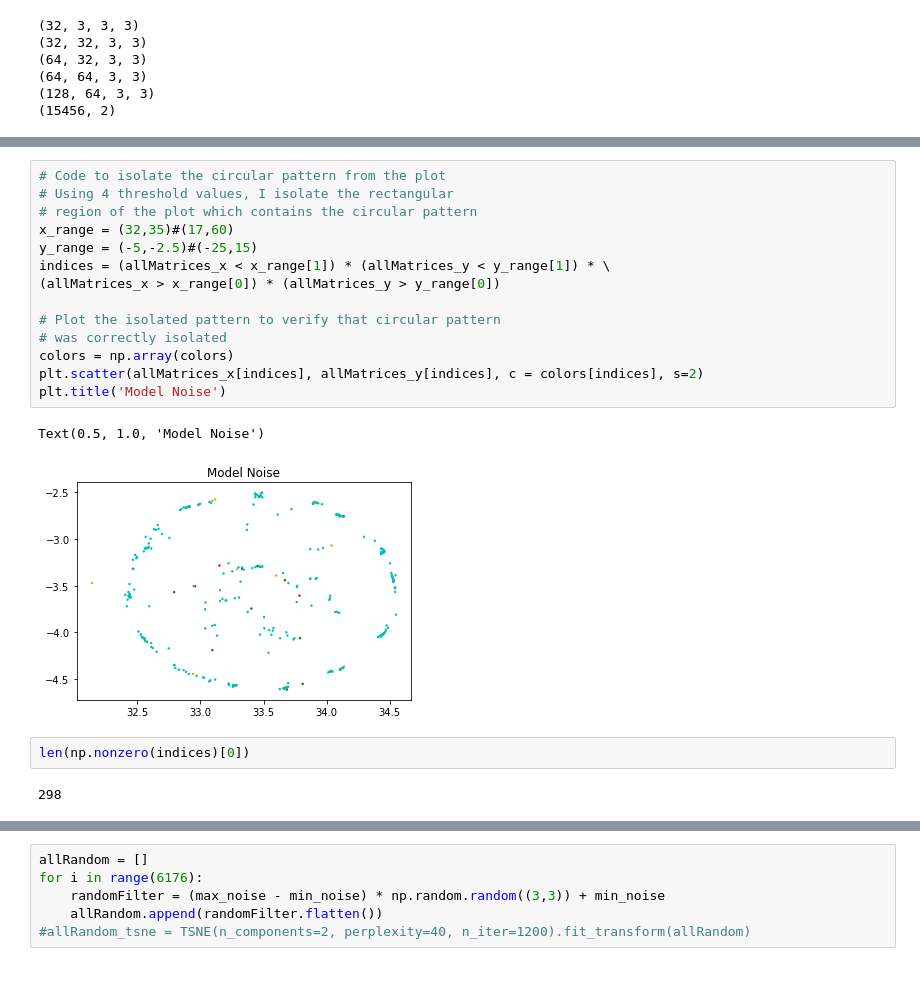
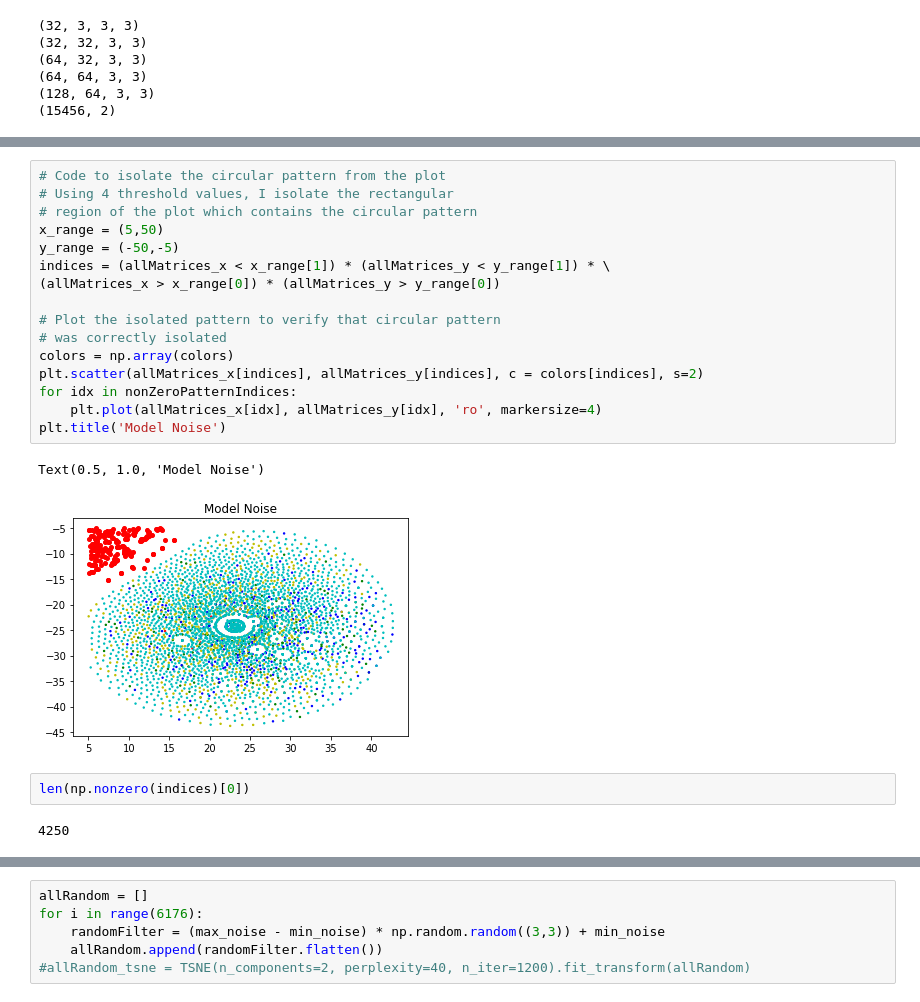
Before and after one commit to vorzawk/mdlAttack, a Jupyter notebook: mdlAttack_tsnePatterns.ipynb, the cells around one changed output, grey strips where cells are left out. Drawn from its saved outputs; the diff is of its cells as text.

```diff
--- a/mdlAttack_tsnePatterns.ipynb
+++ b/mdlAttack_tsnePatterns.ipynb
@@ -79,24 +79,26 @@ Text(0.5, 1.0, 'Model Noise')
 # %%
 # Code to isolate the circular pattern from the plot
 # Using 4 threshold values, I isolate the rectangular
 # region of the plot which contains the circular pattern
-x_range = (32,35)#(17,60)
-y_range = (-5,-2.5)#(-25,15)
+x_range = (5,50)
+y_range = (-50,-5)
 indices = (allMatrices_x < x_range[1]) * (allMatrices_y < y_range[1]) * \
 (allMatrices_x > x_range[0]) * (allMatrices_y > y_range[0])
 
 # Plot the isolated pattern to verify that circular pattern
 # was correctly isolated
 colors = np.array(colors)
 plt.scatter(allMatrices_x[indices], allMatrices_y[indices], c = colors[indices], s=2)
+for idx in nonZeroPatternIndices:
+    plt.plot(allMatrices_x[idx], allMatrices_y[idx], 'ro', markersize=4)
 plt.title('Model Noise')
 # %% [output]
 Text(0.5, 1.0, 'Model Noise')
-[figure, old version]
+[figure, new version]
 # %%
 len(np.nonzero(indices)[0])
 # %% [output]
-298
+4250
 # %%
 patternIndices = np.nonzero(indices)[0]
 print(patternIndices)
```
Also changed, not shown: parts of 6 cells of this notebook, 3 other files.
